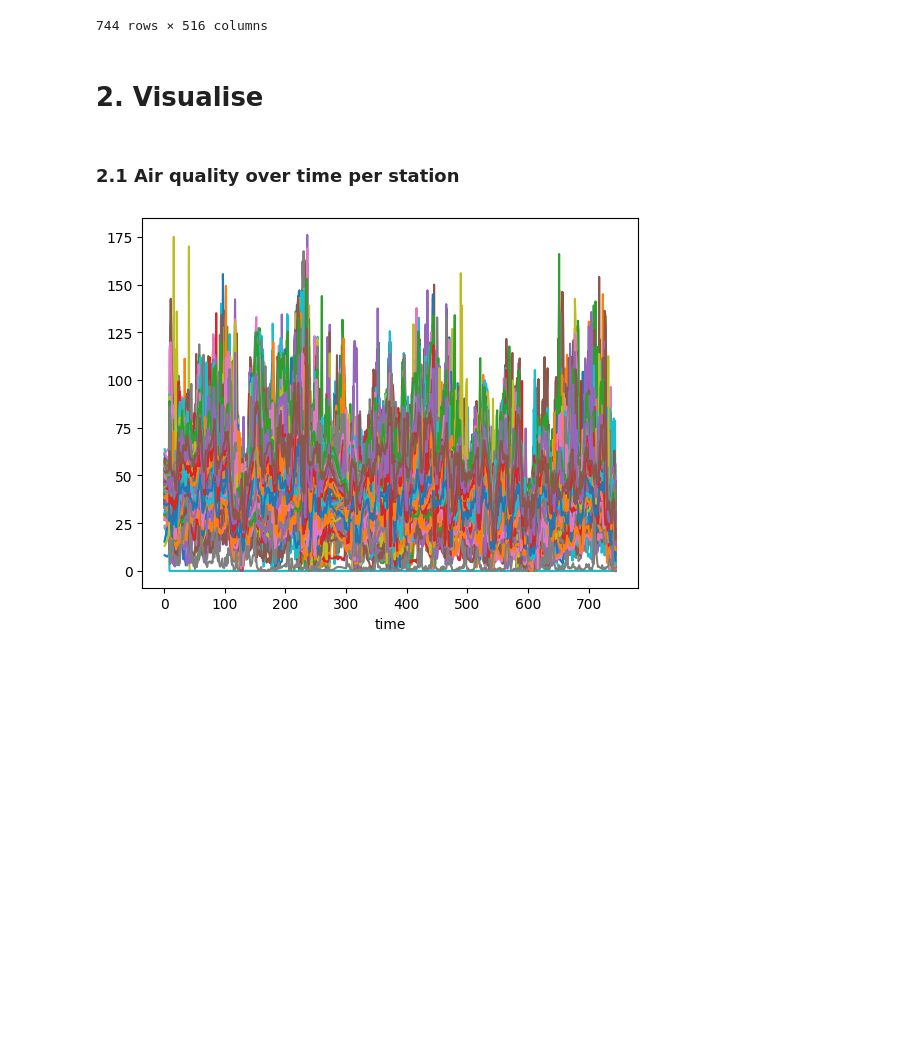
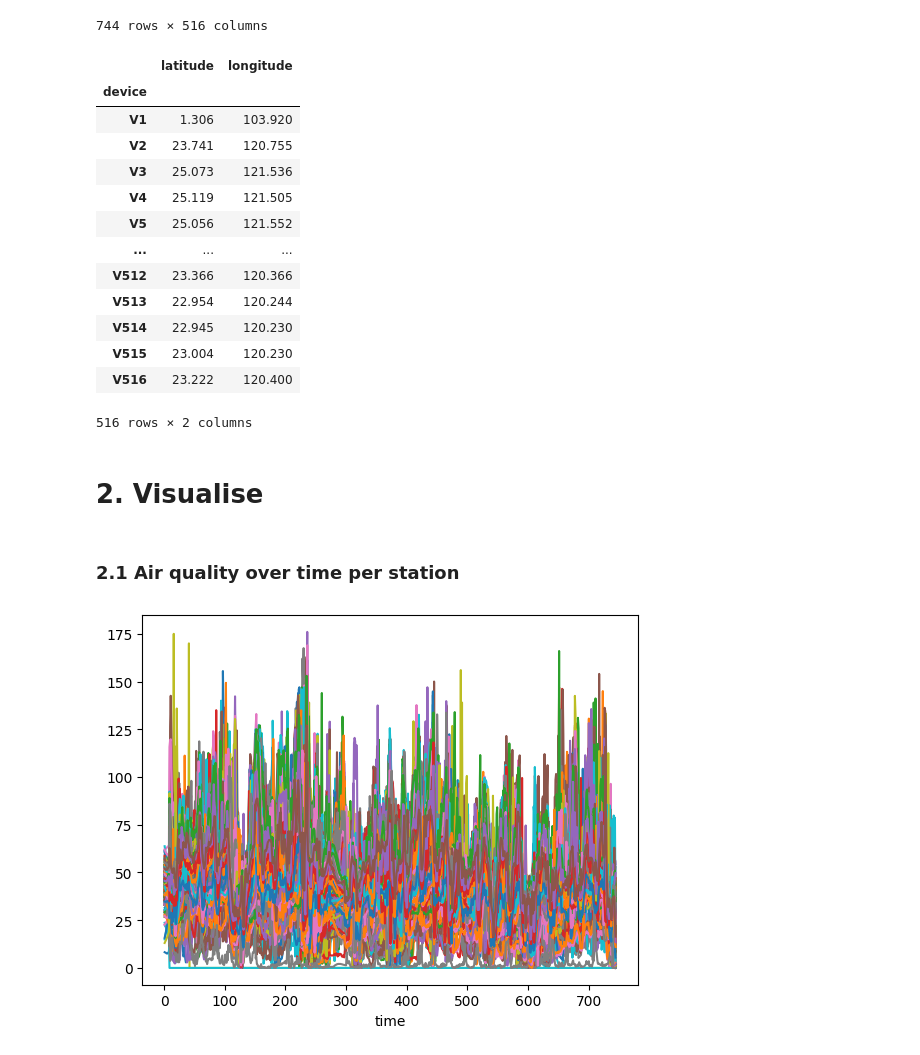
Before and after one commit to Gogonemnem/ensai-assignments, a Jupyter notebook: python_notebooks/explore.ipynb, the cells around one changed output. Drawn from its saved outputs; the diff is of its cells as text; code cells hidden in the pictures; blank space fills up the shorter version.

```diff
--- a/python_notebooks/explore.ipynb
+++ b/python_notebooks/explore.ipynb
@@ -23,6 +23,26 @@ df
 | 743 | 41.875000 | 11.000000 | 3.600000 | 7.222222 | 3.200000 | 3.000000 | 4.500000 | 2.750000 | 4.000000 | 3.625000 | ... | ... |
 | 744 | 41.000000 | 11.600000 | 3.125000 | 8.200000 | 4.375000 | 4.500000 | 5.000000 | 3.285714 | 3.000000 | 4.000000 | ... | ... |
 744 rows × 516 columns
+# %%
+locations = pd.read_csv("../assets/locations032017.csv", index_col=0)
+locations.index = "V" + locations.index.astype(str)
+locations.index.name = "device"
+locations
+# %% [output]
+|  | latitude | longitude |
+| device |  |  |
+| V1 | 1.306 | 103.920 |
+| V2 | 23.741 | 120.755 |
+| V3 | 25.073 | 121.536 |
+| V4 | 25.119 | 121.505 |
+| V5 | 25.056 | 121.552 |
+| ... | ... | ... |
+| V512 | 23.366 | 120.366 |
+| V513 | 22.954 | 120.244 |
+| V514 | 22.945 | 120.230 |
+| V515 | 23.004 | 120.230 |
+| V516 | 23.222 | 120.400 |
+516 rows × 2 columns
 # %% [markdown]
 # 2. Visualise
 # %% [markdown]
```
Also changed, not shown: parts of 6 cells of this notebook.
